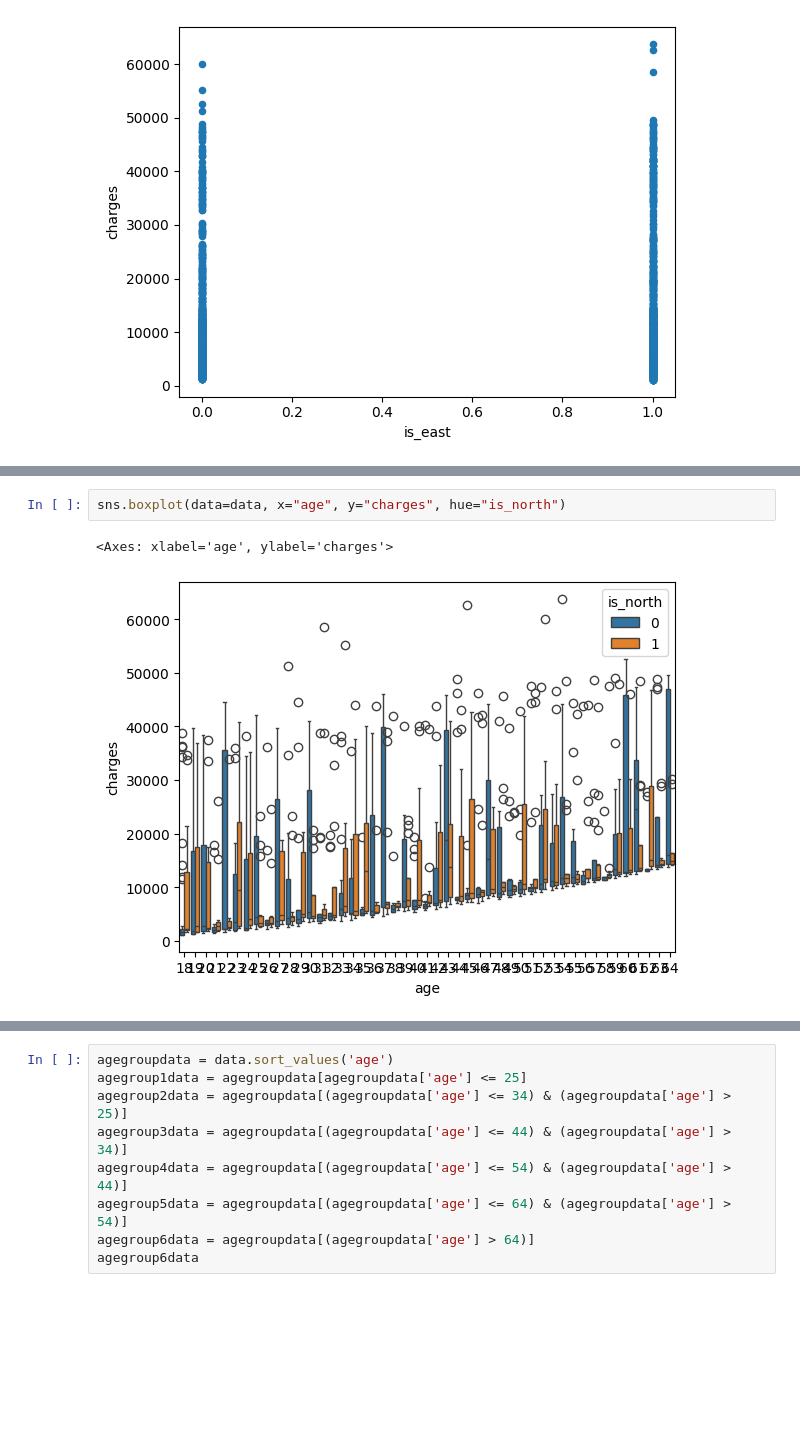
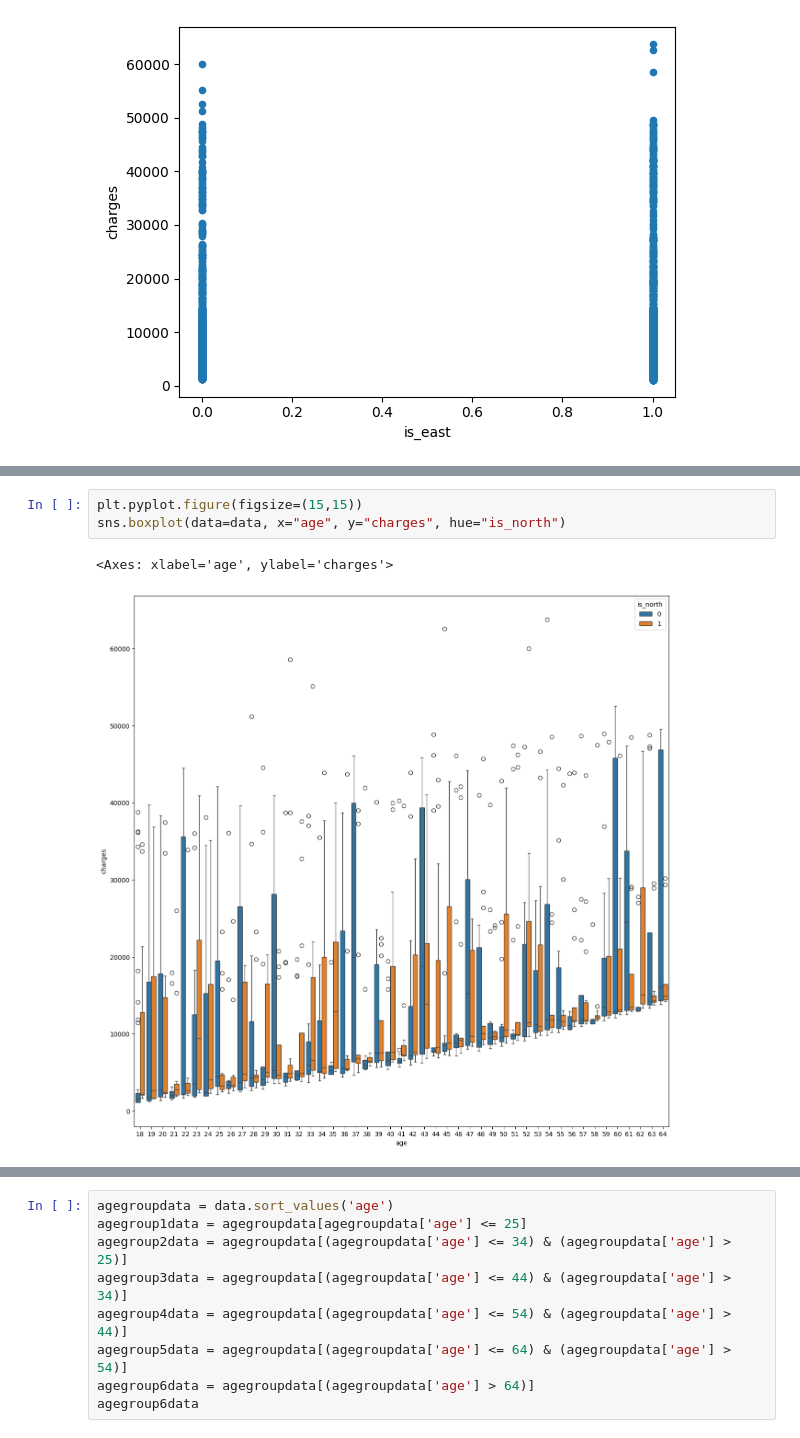
Before and after one commit to Daviddavid-sudo/Briefprimeassurance, a Jupyter notebook: dataanalyst.ipynb, the cells around one changed output, grey strips where cells are left out. Cells and saved outputs as stored; diff of their text form; blank space fills up the shorter version.

```diff
--- a/dataanalyst.ipynb
+++ b/dataanalyst.ipynb
@@ -149,6 +130,7 @@ sns.boxplot(data=data, x="sex", y="charges", hue="smoker")
 # %%
+plt.pyplot.figure(figsize=(15,15))
 sns.boxplot(data=data, x="age", y="charges", hue="is_north")
 # %% [output]
 <Axes: xlabel='age', ylabel='charges'>
-[figure, old version]
+[figure, new version]
 # %%
```
Also changed, not shown: parts of 11 cells of this notebook, 10 other files.
